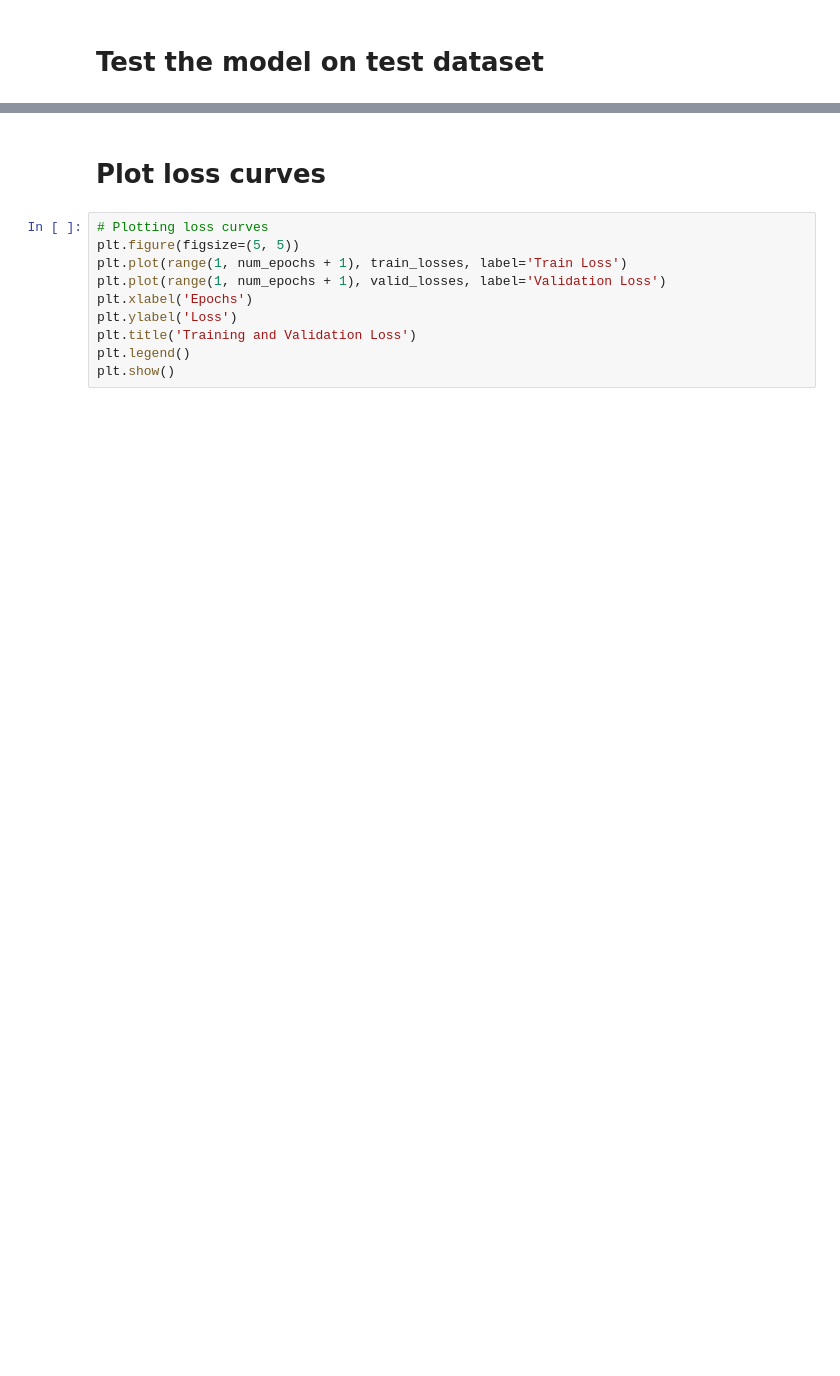
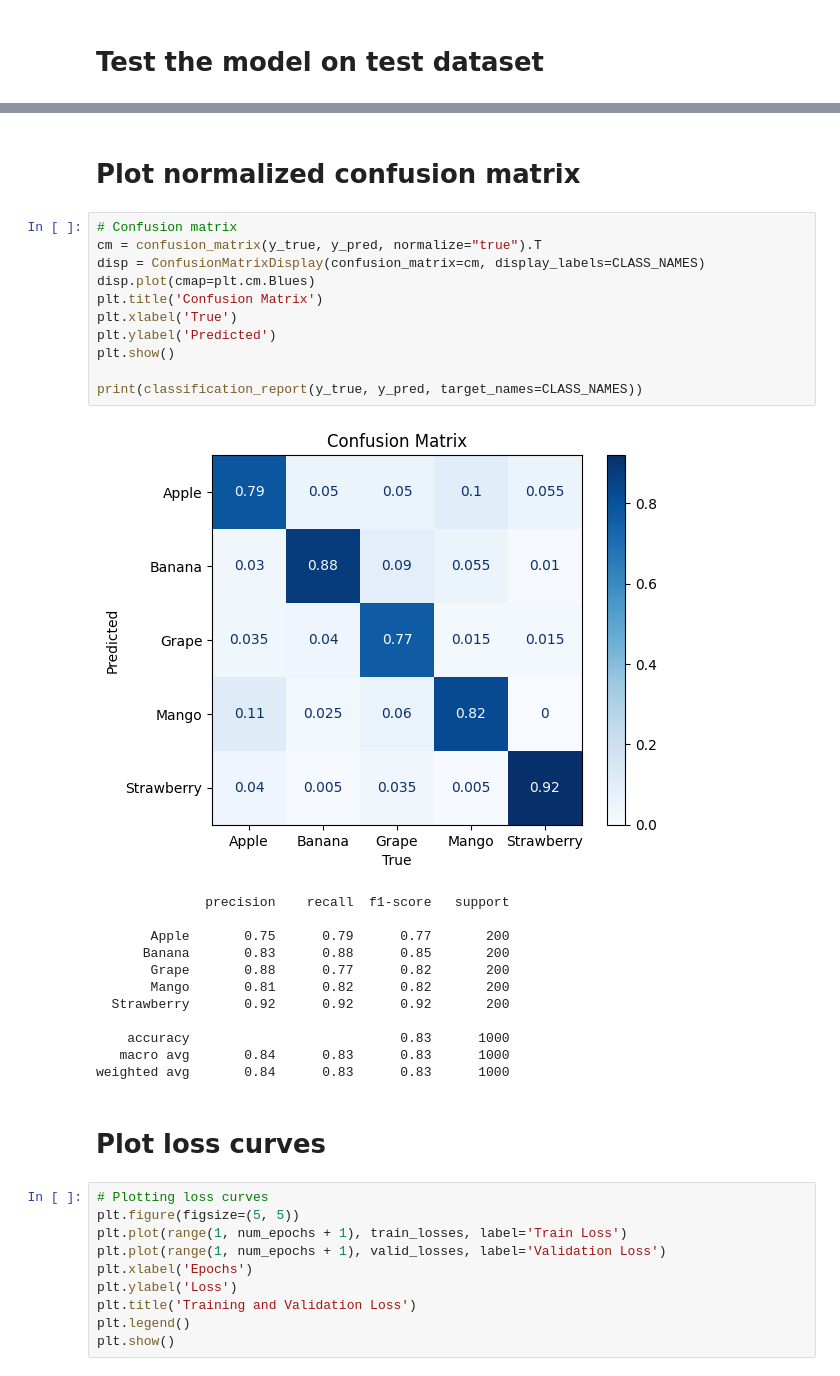
Before and after one commit to Kaspian24/FruitsRecognition, a Jupyter notebook: vgg16.ipynb, the cells around one changed output, grey strips where cells are left out. Cells and saved outputs as stored; diff of their text form; blank space fills up the shorter version.

```diff
--- a/vgg16.ipynb
+++ b/vgg16.ipynb
@@ -284,3 +293,29 @@ weighted avg       0.85      0.85      0.85       100
+# %% [markdown]
+# Plot normalized confusion matrix
+# %%
+# Confusion matrix
+cm = confusion_matrix(y_true, y_pred, normalize="true").T
+disp = ConfusionMatrixDisplay(confusion_matrix=cm, display_labels=CLASS_NAMES)
+disp.plot(cmap=plt.cm.Blues)
+plt.title('Confusion Matrix')
+plt.xlabel('True')
+plt.ylabel('Predicted')
+plt.show()
+
+print(classification_report(y_true, y_pred, target_names=CLASS_NAMES))
+# %% [output]
+[figure, added]
+              precision    recall  f1-score   support
+
+       Apple       0.75      0.79      0.77       200
+      Banana       0.83      0.88      0.85       200
+       Grape       0.88      0.77      0.82       200
+       Mango       0.81      0.82      0.82       200
+  Strawberry       0.92      0.92      0.92       200
+
+    accuracy                           0.83      1000
+   macro avg       0.84      0.83      0.83      1000
+weighted avg       0.84      0.83      0.83      1000
 # %% [markdown]
 # Plot loss curves
 # %%
```
Also changed, not shown: parts of 11 cells of this notebook, 21 other files.
